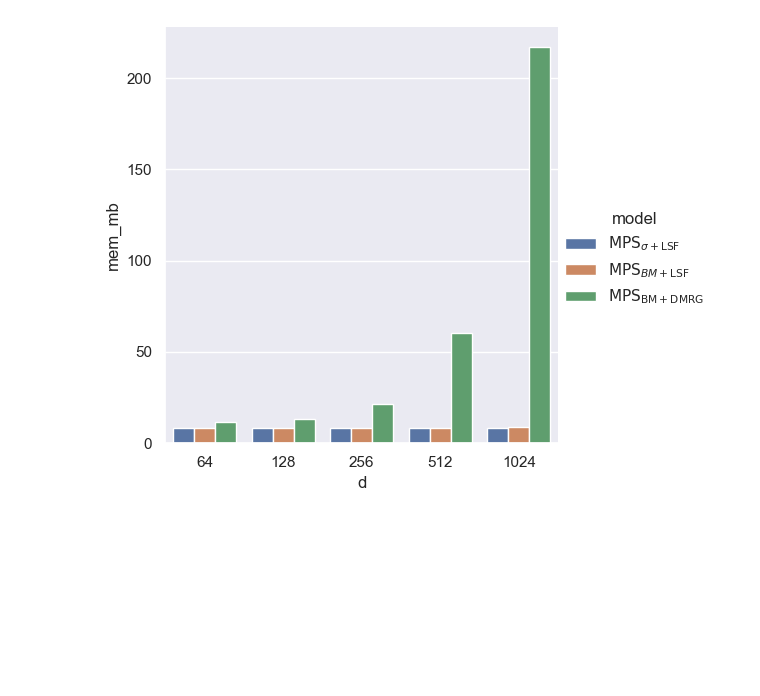
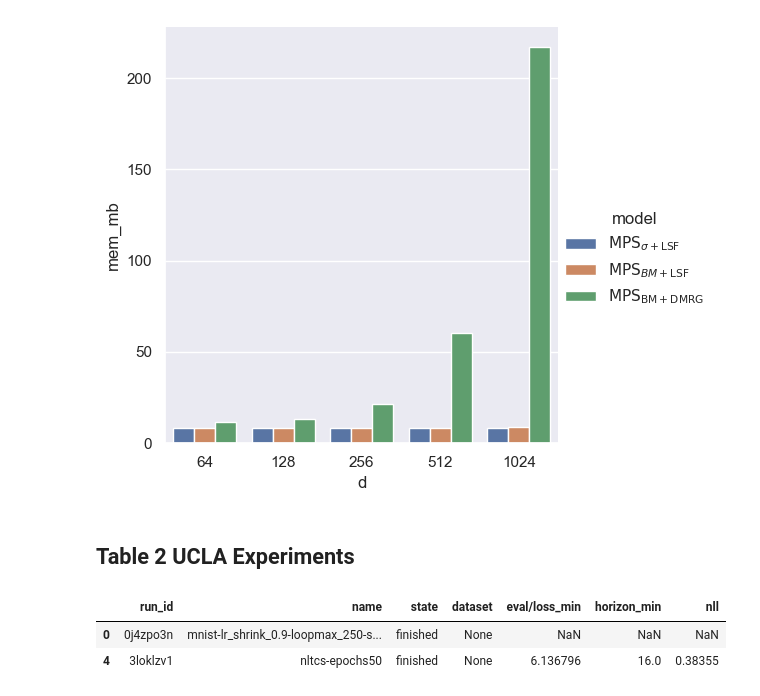
Before and after one commit to marawangamal/ptn, a Jupyter notebook: scripts/results.ipynb, the cells around one changed output. Cells and saved outputs as stored; diff of their text form; code cells hidden in the pictures; blank space fills up the shorter version.

Commit message:
Add ucla datasets

```diff
--- a/scripts/results.ipynb
+++ b/scripts/results.ipynb
@@ -259,3 +259,5 @@ sns.catplot(
 # %% [output]
 <seaborn.axisgrid.FacetGrid at 0x...>
 [figure]
+# %% [markdown]
+## Table 2 UCLA Experiments
@@ -261,0 +330,11 @@ sns.catplot(
+# %%
+df = load_wandb_runs('ptn-dmrg', log_specs=[{'name': 'eval/loss', 'reduce': 'min'}, {'name': 'horizon', 'reduce': 'min'}], config_attrs=['dataset'])
+# %%
+dfc = df.copy()
+dfc = dfc[dfc['state'] == 'finished']
+dfc['nll'] = dfc['eval/loss_min'] / dfc['horizon_min']
+dfc
+# %% [output]
+|  | run_id | name | state | dataset | eval/loss_min | horizon_min | nll |
+| 0 | 0j4zpo3n | mnist-lr_shrink_0.9-loopmax_250-s... | finished | None | NaN | NaN | NaN |
+| 4 | 3loklzv1 | nltcs-epochs50 | finished | None | 6.136796 | 16.0 | 0.38355 |
```
Also changed, not shown: parts of 1 cell of this notebook, 2 other files.
